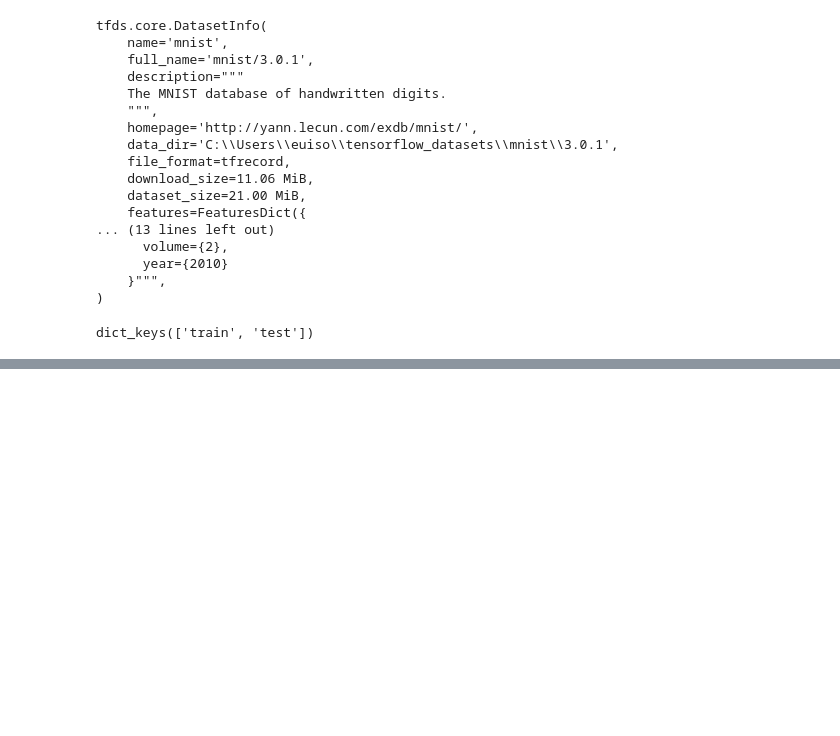
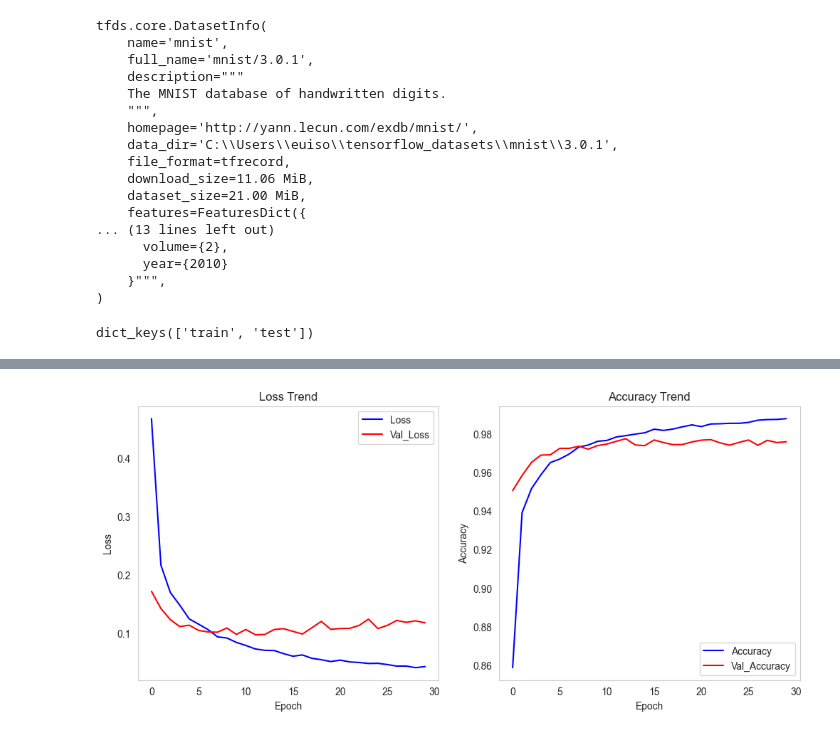
Before and after one commit to ramiuss/Deeplearning, a Jupyter notebook: mnist/mnist_ANN.ipynb, the cells around one changed output, grey strips where cells are left out. Saved outputs shown, nothing was run; the diff lists cells and outputs as text; code cells hidden in the pictures; blank space fills up the shorter version.

```diff
--- a/mnist/mnist_ANN.ipynb
+++ b/mnist/mnist_ANN.ipynb
@@ -161,3 +165,30 @@ Epoch 19: early stopping
+# %%
+from turtle import color
+
+
+plt.figure(figsize=(12, 5))
+
+plt.subplot(1, 2, 1)
+plt.plot(history.history['loss'], label='Loss', color='blue' )
+plt.plot(history.history['val_loss'], label='Val_Loss', color='red')
+plt.title('Loss Trend')
+plt.xlabel('Epoch')
+plt.ylabel('Loss')
+plt.legend()
+plt.grid()
+
+plt.subplot(1, 2, 2)
+plt.plot(history.history['acc'], label='Accuracy', color='blue')
+plt.plot(history.history['val_acc'], label='Val_Accuracy', color='red')
+plt.title('Accuracy Trend')
+plt.xlabel('Epoch')
+plt.ylabel('Accuracy')
+plt.legend()
+plt.grid()
+
+plt.show()
+# %% [output]
+[figure, added]
 # %%
 model.evaluate(test_images, test_labels, verbose=2)
 # %% [output]
```
Also changed, not shown: parts of 10 cells of this notebook, 6 other files.
